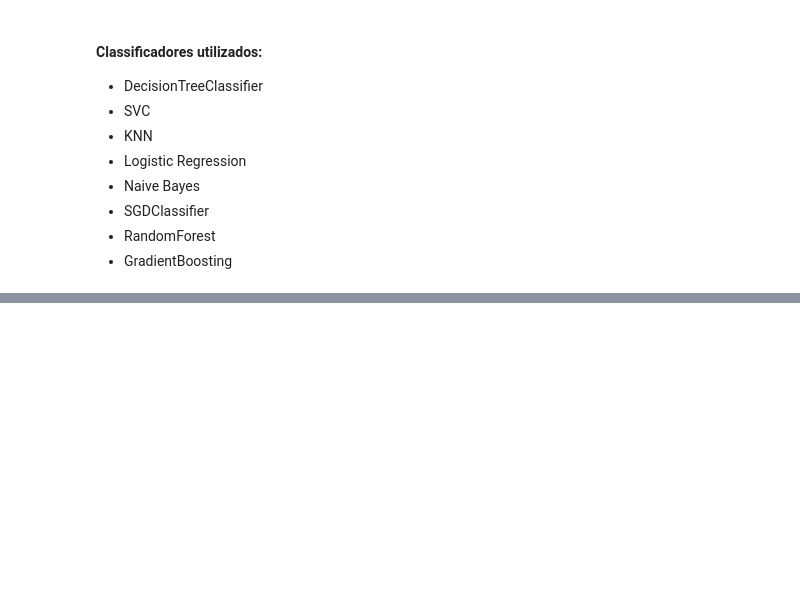
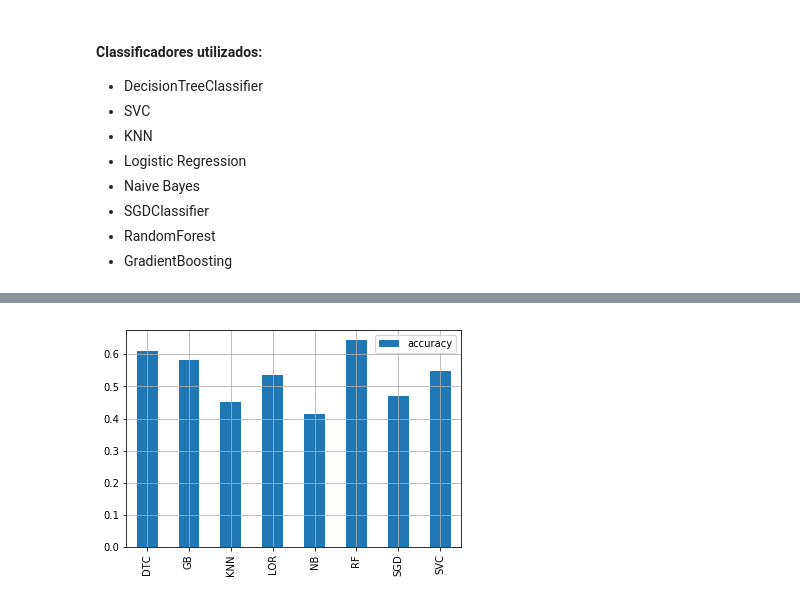
Before and after one commit to ciencia-de-dados-pratica/GEAM, a Jupyter notebook: 002/wine_quality.ipynb, the cells around one changed output, grey strips where cells are left out. Cells and saved outputs as stored; diff of their text form; code cells hidden in the pictures; blank space fills up the shorter version.

```diff
--- a/002/wine_quality.ipynb
+++ b/002/wine_quality.ipynb
@@ -171,9 +171,0 @@ model_gradientboosting = ensemble.GradientBoostingClassifier()
-# %%
-model_decisiontree.fit(X_train,y_train)
-model_svc.fit(X_train,y_train)
-model_knn.fit(X_train,y_train)
-model_logisticregression.fit(X_train,y_train)
-model_naivebayes.fit(X_train,y_train)
-model_sgdclassifier.fit(X_train,y_train)
-model_randomforest.fit(X_train,y_train)
-model_gradientboosting.fit(X_train,y_train)
@@ -398,0 +172,6 @@ plt.xticks(range(len(class_names)), class_names)
+# %%
+for key in resultados:
+    print('processando {}...'.format(key))
+    resultados[key]['model'].fit(X_train, y_train)
+    resultados[key]['y_pred'] = resultados[key]['model'].predict(X_test)
+    resultados[key]['accuracy'] = metrics.accuracy_score(y_test, resultados[key]['y_pred'])
@@ -398,0 +187,3 @@ plt.xticks(range(len(class_names)), class_names)
+# %%
+df = pd.DataFrame(resultados)
+df
@@ -398,0 +195,4 @@ plt.xticks(range(len(class_names)), class_names)
+# %%
+df_T = df.transpose()
+df_T = df_T[ ['accuracy'] ]
+df_T
@@ -398,0 +209,4 @@ plt.xticks(range(len(class_names)), class_names)
+# %%
+df_T.plot(kind='bar', grid=True);
+# %% [output]
+[figure, added]
```
Also changed, not shown: parts of 37 cells of this notebook.
